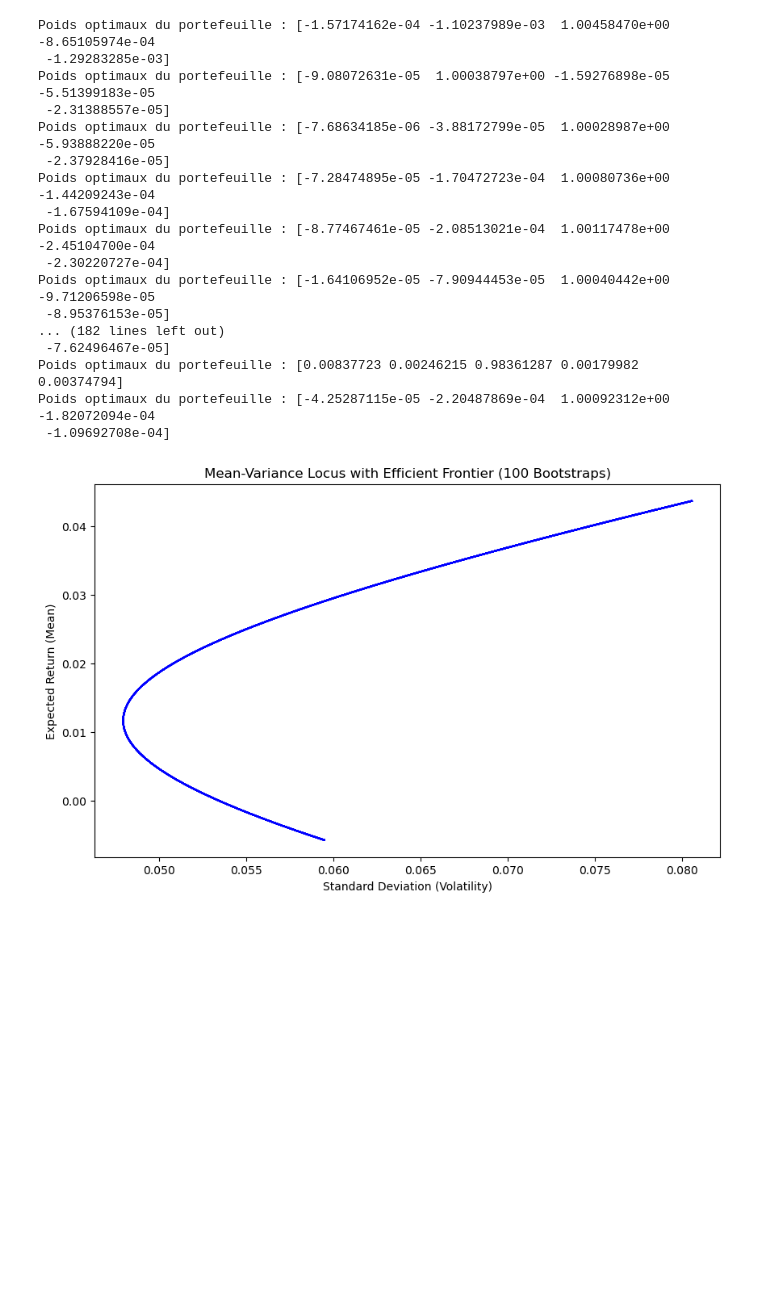
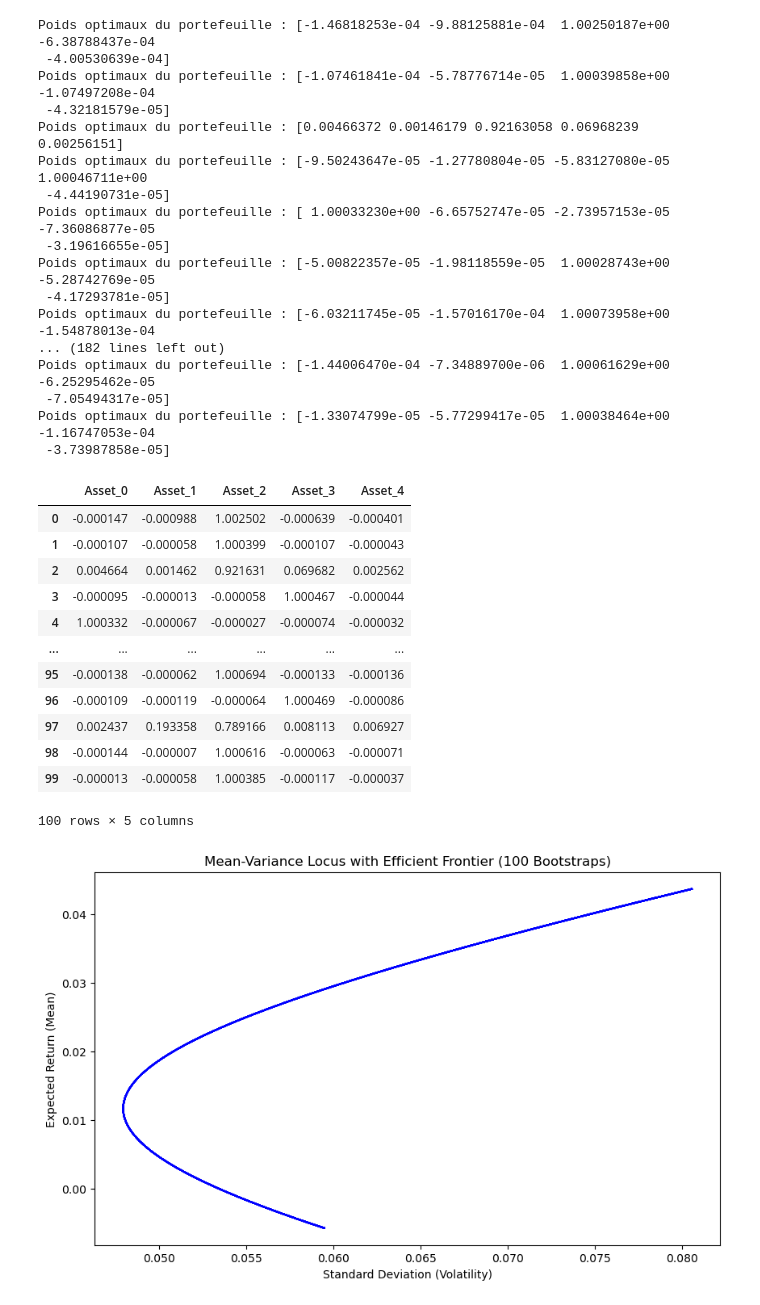
Before and after one commit to DominicPrenovost/TP1-Gestion-de-pf, a Jupyter notebook: boot_v2.ipynb, the cells around one changed output. Cells and saved outputs as stored; diff of their text form; code cells hidden in the pictures; blank space fills up the shorter version.

```diff
--- a/boot_v2.ipynb
+++ b/boot_v2.ipynb
@@ -235,6 +236,9 @@ df_5 =df_5.apply(pd.to_numeric, errors='coerce')
 
 # Number of bootstrap samples you want to generate
 num_bootstrap_samples = 100
+
+# Initialize an empty list to store optimal weights
+optimal_weights_list = []
 
 # Perform bootstrap sampling
 bootstrap_samples = [df_5.sample(n=len(df_5), replace=True) for _ in range(num_bootstrap_samples)]
@@ -276,6 +280,12 @@ for bootstrap_df in bootstrap_samples:
     # Appel de la fonction d'optimisation
     optimal_weights = optimize(minportfolio_variance, W, sigma_boot, R_cible)
 
+    # Append the optimal weights to the list
+    optimal_weights_list.append(optimal_weights)
+
+    # Create a DataFrame from the list of optimal weights
+    weights_df = pd.DataFrame(optimal_weights_list, columns=['Asset_{}'.format(i) for i in range(len(Z_barre))])
+
     print("Poids optimaux du portefeuille :", optimal_weights)
 
     # Générer une série de rendements cibles
@@ -314,23 +324,39 @@ for bootstrap_df in bootstrap_samples:
     tangent_portfolio_return = rendements_optimaux[max_sharpe_index]
     tangent_portfolio_volatility = volatilites_optimales[max_sharpe_index]
 # %% [output]
-Poids optimaux du portefeuille : [-1.57174162e-04 -1.10237989e-03  1.00458470e+00 -8.65105974e-04
- -1.29283285e-03]
-Poids optimaux du portefeuille : [-9.08072631e-05  1.00038797e+00 -1.59276898e-05 -5.51399183e-05
- -2.31388557e-05]
-Poids optimaux du portefeuille : [-7.68634185e-06 -3.88172799e-05  1.00028987e+00 -5.93888220e-05
- -2.37928416e-05]
-Poids optimaux du portefeuille : [-7.28474895e-05 -1.70472723e-04  1.00080736e+00 -1.44209243e-04
- -1.67594109e-04]
-Poids optimaux du portefeuille : [-8.77467461e-05 -2.08513021e-04  1.00117478e+00 -2.45104700e-04
- -2.30220727e-04]
-Poids optimaux du portefeuille : [-1.64106952e-05 -7.90944453e-05  1.00040442e+00 -9.71206598e-05
- -8.95376153e-05]
+Poids optimaux du portefeuille : [-1.46818253e-04 -9.88125881e-04  1.00250187e+00 -6.38788437e-04
+ -4.00530639e-04]
+Poids optimaux du portefeuille : [-1.07461841e-04 -5.78776714e-05  1.00039858e+00 -1.07497208e-04
+ -4.32181579e-05]
+Poids optimaux du portefeuille : [0.00466372 0.00146179 0.92163058 0.06968239 0.00256151]
+Poids optimaux du portefeuille : [-9.50243647e-05 -1.27780804e-05 -5.83127080e-05  1.00046711e+00
+ -4.44190731e-05]
+Poids optimaux du portefeuille : [ 1.00033230e+00 -6.65752747e-05 -2.73957153e-05 -7.36086877e-05
+ -3.19616655e-05]
+Poids optimaux du portefeuille : [-5.00822357e-05 -1.98118559e-05  1.00028743e+00 -5.28742769e-05
+ -4.17293781e-05]
+Poids optimaux du portefeuille : [-6.03211745e-05 -1.57016170e-04  1.00073958e+00 -1.54878013e-04
 ... (182 lines left out)
- -7.62496467e-05]
-Poids optimaux du portefeuille : [0.00837723 0.00246215 0.98361287 0.00179982 0.00374794]
-Poids optimaux du portefeuille : [-4.25287115e-05 -2.20487869e-04  1.00092312e+00 -1.82072094e-04
- -1.09692708e-04]
+Poids optimaux du portefeuille : [-1.44006470e-04 -7.34889700e-06  1.00061629e+00 -6.25295462e-05
+ -7.05494317e-05]
+Poids optimaux du portefeuille : [-1.33074799e-05 -5.77299417e-05  1.00038464e+00 -1.16747053e-04
+ -3.73987858e-05]
+# %%
+weights_df
+# %% [output]
+|  | Asset_0 | Asset_1 | Asset_2 | Asset_3 | Asset_4 |
+| 0 | -0.000147 | -0.000988 | 1.002502 | -0.000639 | -0.000401 |
+| 1 | -0.000107 | -0.000058 | 1.000399 | -0.000107 | -0.000043 |
+| 2 | 0.004664 | 0.001462 | 0.921631 | 0.069682 | 0.002562 |
+| 3 | -0.000095 | -0.000013 | -0.000058 | 1.000467 | -0.000044 |
+| 4 | 1.000332 | -0.000067 | -0.000027 | -0.000074 | -0.000032 |
+| ... | ... | ... | ... | ... | ... |
+| 95 | -0.000138 | -0.000062 | 1.000694 | -0.000133 | -0.000136 |
+| 96 | -0.000109 | -0.000119 | -0.000064 | 1.000469 | -0.000086 |
+| 97 | 0.002437 | 0.193358 | 0.789166 | 0.008113 | 0.006927 |
+| 98 | -0.000144 | -0.000007 | 1.000616 | -0.000063 | -0.000071 |
+| 99 | -0.000013 | -0.000058 | 1.000385 | -0.000117 | -0.000037 |
+100 rows × 5 columns
 # %%
 # Plotting
 plt.figure(figsize=(10, 6))
```
Also changed, not shown: parts of 4 cells of this notebook.
